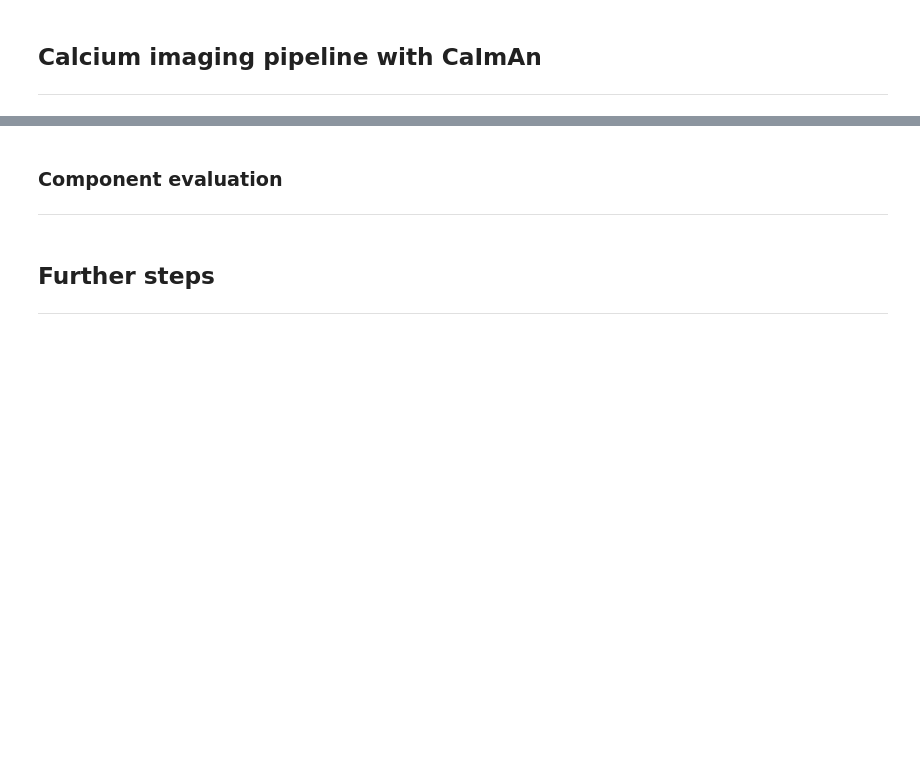
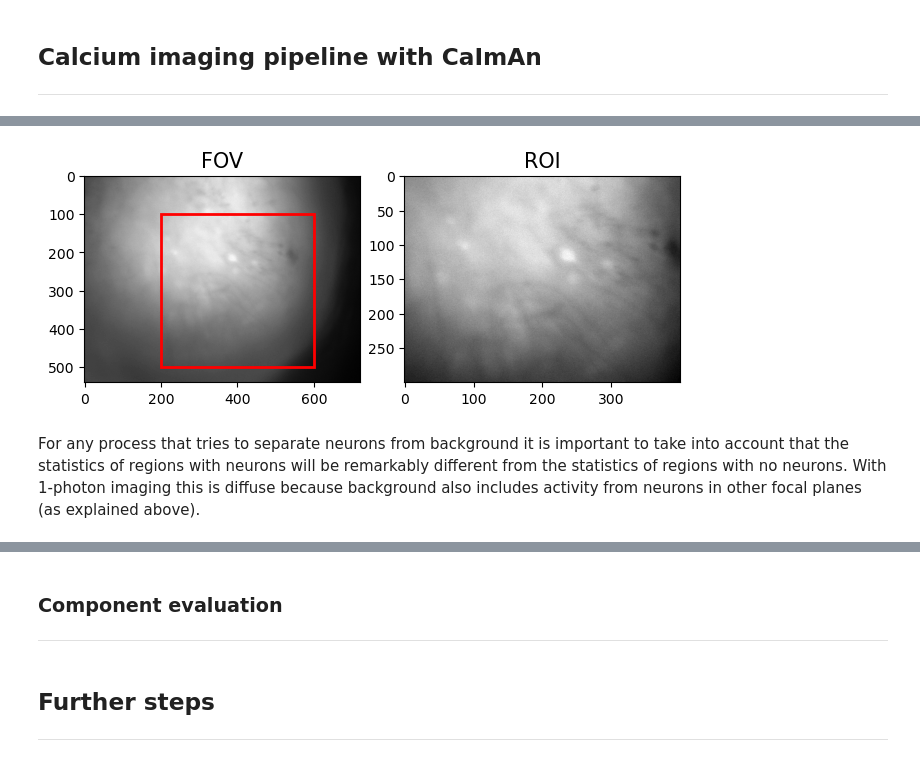
Before and after one commit to neural-data-science-course/neural-data, a Jupyter notebook: 03-calcium_imaging/calcium_imaging.ipynb, the cells around one changed output, grey strips where cells are left out. Cells and saved outputs as stored; diff of their text form; code cells hidden in the pictures; blank space fills up the shorter version.

```diff
--- a/03-calcium_imaging/calcium_imaging.ipynb
+++ b/03-calcium_imaging/calcium_imaging.ipynb
@@ -55,0 +73,8 @@ General introduction
+# %%
+input_tif_file_path_FOV = 'data/calcium_video.tif'   # define the path of the raw FOV movie
+if not os.path.isfile(input_tif_file_path_FOV):                     # verify that the file exist
+    logging.error('Calcium video file not found.')
+
+input_tif_file_path = 'data/caiman_video_trial_0.tif'   # define the path of the raw ROI movie
+if not os.path.isfile(input_tif_file_path):                            # verify that the file exist
+    logging.error('Calcium video cropped file not found.')
@@ -55,0 +94,10 @@ General introduction
+# %%
+# image visualization
+cropped_region_fig_path = 'imgs/FOV_calcium_video_1.png'       #path where the image will be saved
+
+aux.plot_FOV(FOV_file = input_tif_file_path_FOV , ROI_file = input_tif_file_path,
+                             output_file = cropped_region_fig_path)
+# %% [output]
+[figure, added]
+# %% [markdown]
+For any process that tries to separate neurons from background it is important to take into account that the statistics of regions with neurons will be remarkably different from the statistics of regions with no neurons. With  1-photon imaging this is diffuse because background also includes activity from neurons in other focal planes (as explained above).
```
Also changed, not shown: parts of 21 cells of this notebook, 5 other files.
